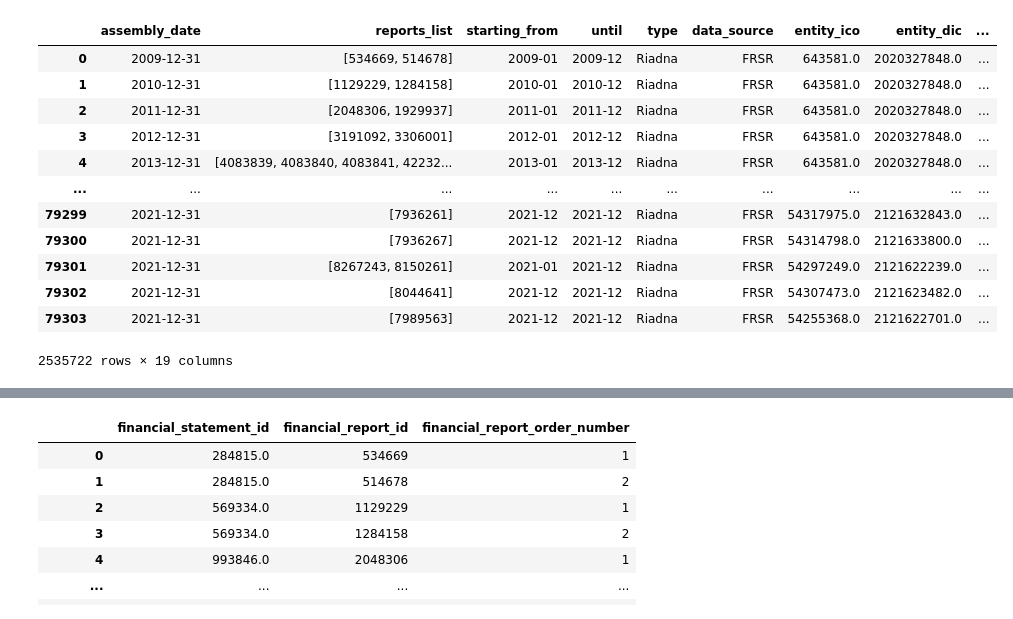
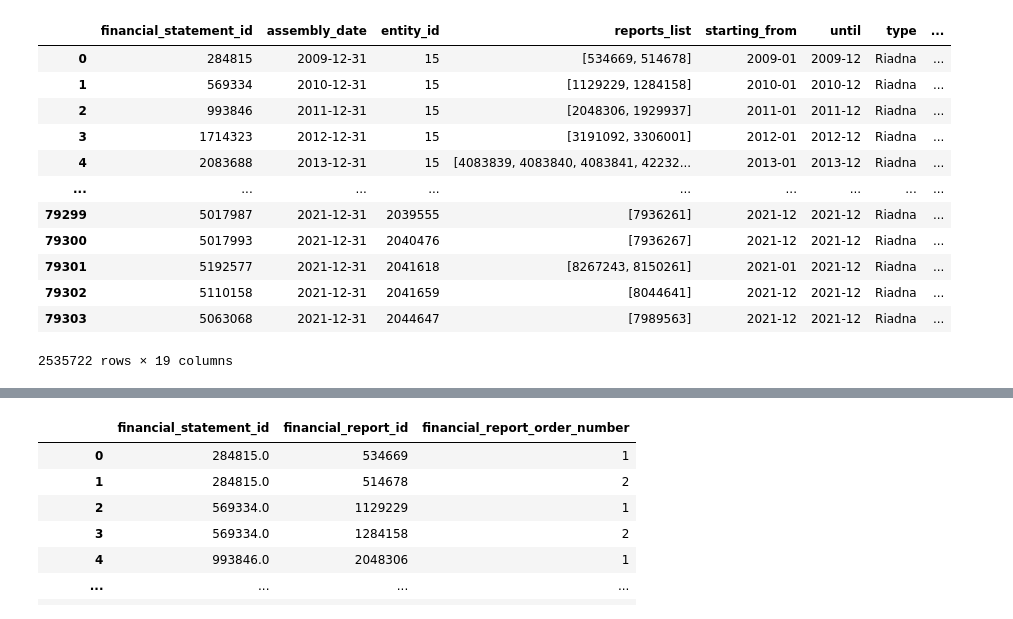
Before and after one commit to rohalmatus/financial-distress-models, a Jupyter notebook: CODE/TRANSFORM/03_financial_statements_mover.ipynb, the cells around one changed output, grey strips where cells are left out. Cells and saved outputs as stored; diff of their text form; code cells hidden in the pictures.

Commit message:
financial statements table cleaning and preprocessing edited

```diff
--- a/CODE/TRANSFORM/03_financial_statements_mover.ipynb
+++ b/CODE/TRANSFORM/03_financial_statements_mover.ipynb
@@ -7,55 +7,60 @@ import ast
 RAW_FOLDER = '../../DATA/RAW/'
 TRANSFORM_FOLDER = '../../DATA/TRANSFORM/financial_statements/'
 # %%
+statements_table_112 = pd.read_csv('../../DATA/RAW/register_uz_apr23/preprocessed/financial_statements_112.csv')
+statements_table_121 = pd.read_csv('../../DATA/RAW/register_uz_apr23/preprocessed/financial_statements_121.csv')
+
+
+statements_table_112.rename(columns={'id': 'financial_statement_id', 'idUJ': 'entity_id'}, inplace=True)
+statements_table_121.drop(['entity_id'], axis = 1, inplace=True)
+statements_table_121.rename(columns={'idUJ': 'entity_id'}, inplace=True)
+
 statements_table = (pd.concat(
     [
-        pd.read_csv('../../DATA/RAW/register_uz_apr23/preprocessed/financial_statements_112.csv'),
-        pd.read_csv('../../DATA/RAW/register_uz_apr23/preprocessed/financial_statements_121.csv')
+        statements_table_112,
+        statements_table_121
         ], axis = 0))
 
+statements_table_112 = None
+statements_table_121 = None
 
 (statements_table
  .rename(
      columns=
      {
         #  'id': 'financial_statement_id',
          'obdobieOd': 'starting_from',
          'obdobieDo': 'until',
          'datumZostaveniaK': 'assembly_date',
         #  'idUJ': 'entity_id',
          'idUctovnychVykazov': 'reports_list',
          'typ': 'type',
          'zdrojDat': 'data_source',
          'ico': 'entity_ico',
          'dic': 'entity_dic',
          'nazovUJ': 'entity_name',
          'datumPoslednejUpravy': 'modified',
          'datumPodania': 'submission_date',
          'datumZostavenia': 'prepared_date',
          'datumSchvalenia': 'approved_date',
          'datumPrilozeniaSpravyAuditora': 'auditors_report_attachement_date',
          'konsolidovana': 'consolidated',
          'nazovFondu': 'fund_name',
          'leiKod': 'lei_code'
      }, inplace=True))
 
-statements_table['financial_statement_id'] = statements_table.apply(lambda x: x.financial_statement_id if x.financial_statement_id == x.financial_statement_id else x.id, axis = 1)
-statements_table['entity_id'] = statements_table.apply(lambda x: x.entity_id if x.entity_id == x.entity_id else x.idUJ, axis = 1)
-
-statements_table.drop(columns=['id', 'idUJ'], inplace=True)
-
 statements_table
 # %% [output]
-|  | assembly_date | reports_list | starting_from | until | type | data_source | entity_ico | entity_dic | ... |
-| 0 | 2009-12-31 | [534669, 514678] | 2009-01 | 2009-12 | Riadna | FRSR | 643581.0 | 2020327848.0 | ... |
-| 1 | 2010-12-31 | [1129229, 1284158] | 2010-01 | 2010-12 | Riadna | FRSR | 643581.0 | 2020327848.0 | ... |
-| 2 | 2011-12-31 | [2048306, 1929937] | 2011-01 | 2011-12 | Riadna | FRSR | 643581.0 | 2020327848.0 | ... |
-| 3 | 2012-12-31 | [3191092, 3306001] | 2012-01 | 2012-12 | Riadna | FRSR | 643581.0 | 2020327848.0 | ... |
-| 4 | 2013-12-31 | [4083839, 4083840, 4083841, 42232... | 2013-01 | 2013-12 | Riadna | FRSR | 643581.0 | 2020327848.0 | ... |
-| ... | ... | ... | ... | ... | ... | ... | ... | ... | ... |
-| 79299 | 2021-12-31 | [7936261] | 2021-12 | 2021-12 | Riadna | FRSR | 54317975.0 | 2121632843.0 | ... |
-| 79300 | 2021-12-31 | [7936267] | 2021-12 | 2021-12 | Riadna | FRSR | 54314798.0 | 2121633800.0 | ... |
-| 79301 | 2021-12-31 | [8267243, 8150261] | 2021-01 | 2021-12 | Riadna | FRSR | 54297249.0 | 2121622239.0 | ... |
-| 79302 | 2021-12-31 | [8044641] | 2021-12 | 2021-12 | Riadna | FRSR | 54307473.0 | 2121623482.0 | ... |
-| 79303 | 2021-12-31 | [7989563] | 2021-12 | 2021-12 | Riadna | FRSR | 54255368.0 | 2121622701.0 | ... |
+|  | financial_statement_id | assembly_date | entity_id | reports_list | starting_from | until | type | ... |
+| 0 | 284815 | 2009-12-31 | 15 | [534669, 514678] | 2009-01 | 2009-12 | Riadna | ... |
+| 1 | 569334 | 2010-12-31 | 15 | [1129229, 1284158] | 2010-01 | 2010-12 | Riadna | ... |
+| 2 | 993846 | 2011-12-31 | 15 | [2048306, 1929937] | 2011-01 | 2011-12 | Riadna | ... |
+| 3 | 1714323 | 2012-12-31 | 15 | [3191092, 3306001] | 2012-01 | 2012-12 | Riadna | ... |
+| 4 | 2083688 | 2013-12-31 | 15 | [4083839, 4083840, 4083841, 42232... | 2013-01 | 2013-12 | Riadna | ... |
+| ... | ... | ... | ... | ... | ... | ... | ... | ... |
+| 79299 | 5017987 | 2021-12-31 | 2039555 | [7936261] | 2021-12 | 2021-12 | Riadna | ... |
+| 79300 | 5017993 | 2021-12-31 | 2040476 | [7936267] | 2021-12 | 2021-12 | Riadna | ... |
+| 79301 | 5192577 | 2021-12-31 | 2041618 | [8267243, 8150261] | 2021-01 | 2021-12 | Riadna | ... |
+| 79302 | 5110158 | 2021-12-31 | 2041659 | [8044641] | 2021-12 | 2021-12 | Riadna | ... |
+| 79303 | 5063068 | 2021-12-31 | 2044647 | [7989563] | 2021-12 | 2021-12 | Riadna | ... |
 2535722 rows × 19 columns
```
Also changed, not shown: parts of 2 cells of this notebook.
